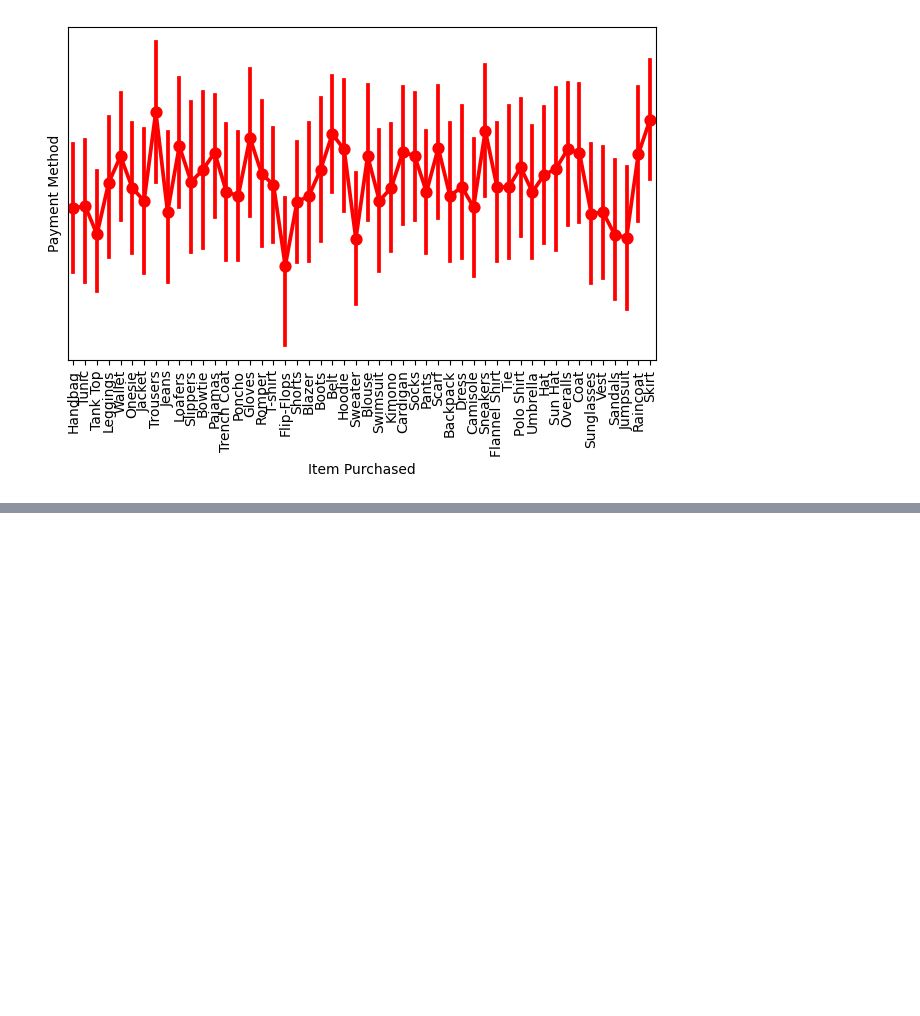
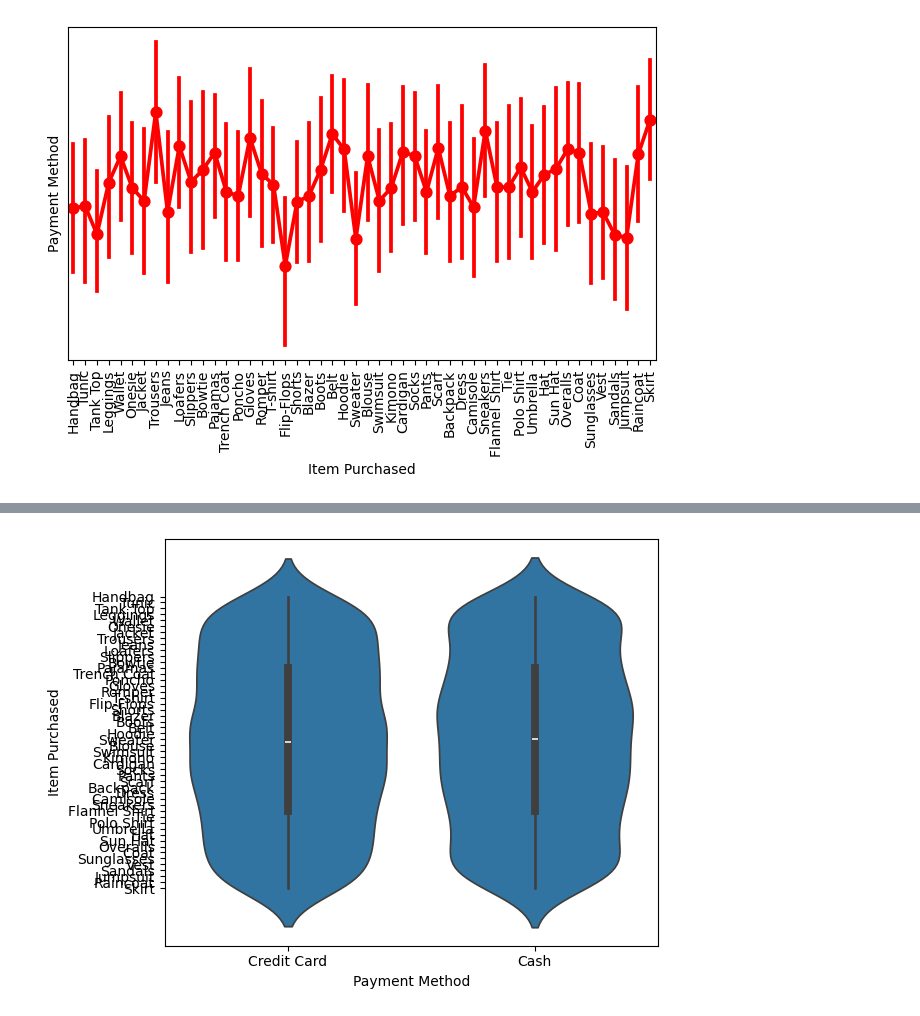
Before and after one commit to T-REX-C0DER/Data-Visualization-with-Python, a Jupyter notebook: Seaborn_Categorical_Plotings.ipynb, the cells around one changed output, grey strips where cells are left out. Cells and saved outputs as stored; diff of their text form; code cells hidden in the pictures; blank space fills up the shorter version.

```diff
--- a/Seaborn_Categorical_Plotings.ipynb
+++ b/Seaborn_Categorical_Plotings.ipynb
@@ -84,0 +75,6 @@ plt.show()
+# %%
+# ViolinPlot
+sns.violinplot(data=df , x = "Payment Method" , y = "Item Purchased")
+plt.tight_layout()
+# %% [output]
+[figure, added]
```
Also changed, not shown: parts of 10 cells of this notebook.
